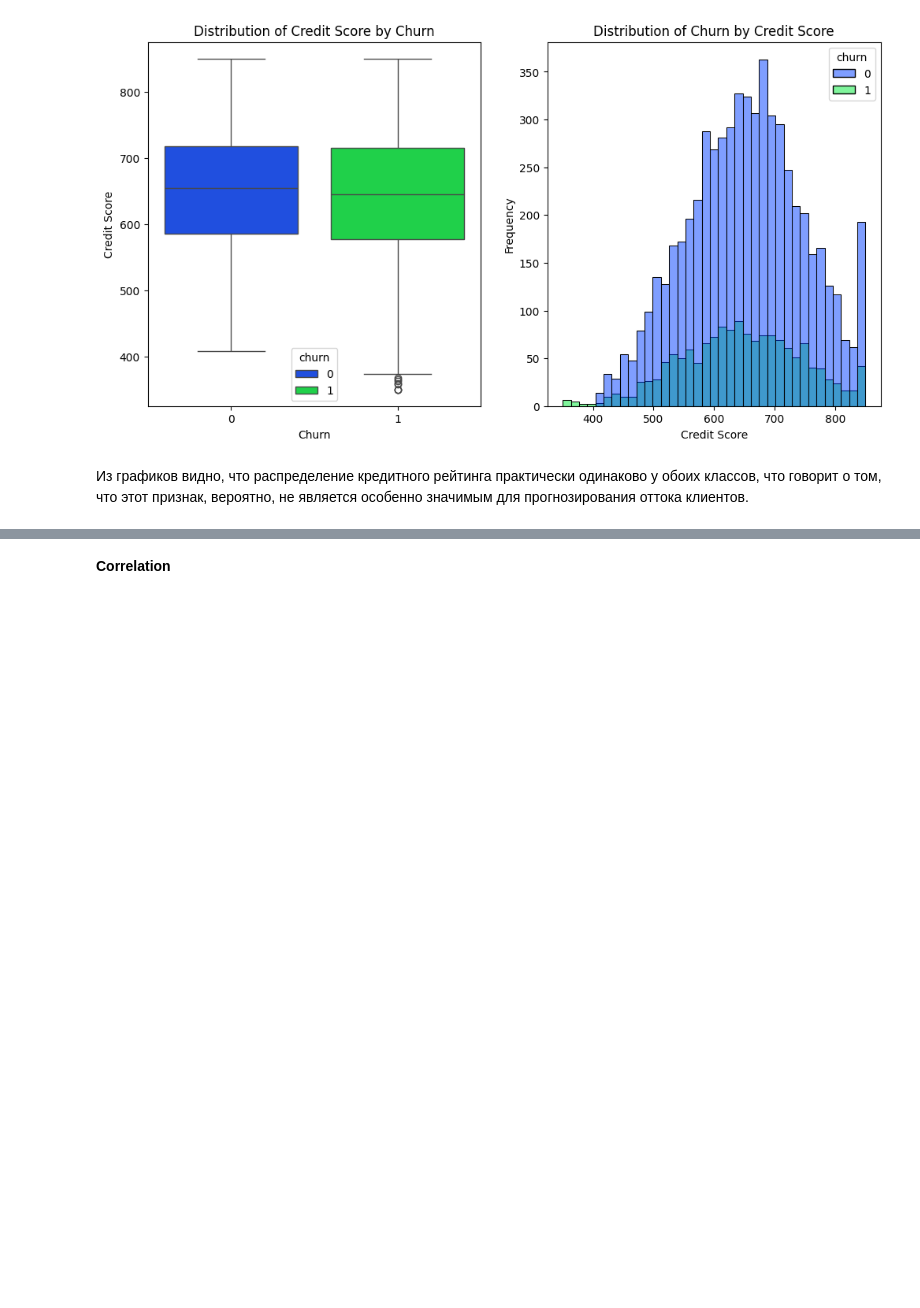
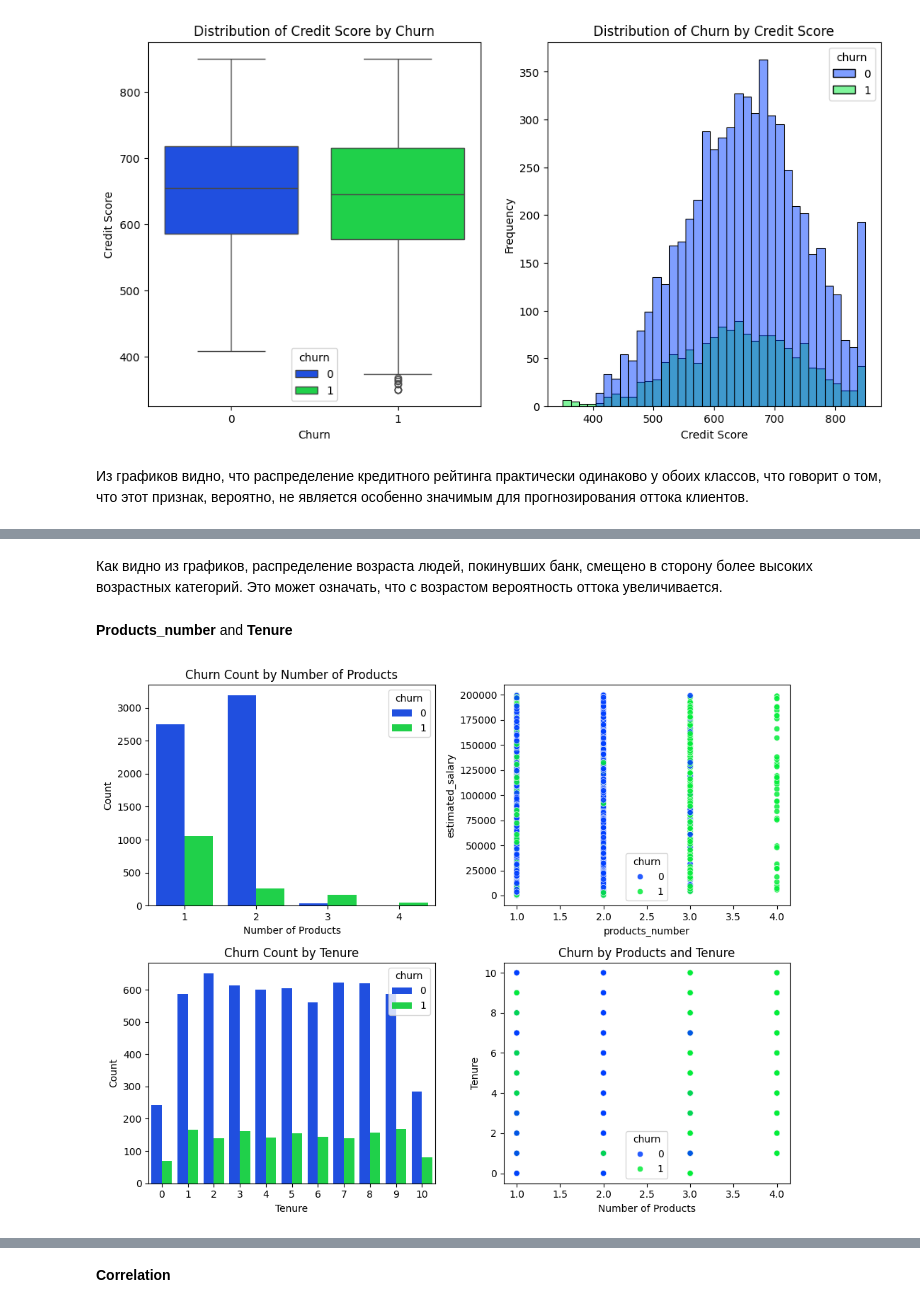
Before and after one commit to Mattheos1/andan_project, a Jupyter notebook: sample.ipynb, the cells around one changed output, grey strips where cells are left out. Cells and saved outputs as stored; diff of their text form; code cells hidden in the pictures; blank space fills up the shorter version.

```diff
--- a/sample.ipynb
+++ b/sample.ipynb
@@ -234,0 +259,33 @@ axs[1].set_title("Distribution of Churn by Credit Score");
+# %% [markdown]
+Как видно из графиков, распределение возраста людей, покинувших банк, смещено в сторону более высоких возрастных категорий. Это может означать, что с возрастом вероятность оттока увеличивается.
+# %% [markdown]
+**Products_number** and **Tenure**
+# %%
+fig, axs = plt.subplots(2, 2, figsize=(10, 8))
+
+# График количества оттоков по числу продуктов
+sns.countplot(data=df_train, x='products_number', hue='churn', ax=axs[0,0])
+axs[0,0].set_xlabel("Number of Products")
+axs[0,0].set_ylabel("Count")
+axs[0,0].set_title("Churn Count by Number of Products")
+
+# Точечная диаграмма зарплаты от числа продуктов
+sns.scatterplot(data=df_train, x="products_number", y="estimated_salary", hue="churn", alpha=0.85, ax=axs[0,1])
+axs[0,0].set_xlabel("Number of Products")
+axs[0,0].set_ylabel("Count")
+axs[0,0].set_title("Churn Count by Number of Products")
+
+# График количества оттоков по стажу
+sns.countplot(data=df_train, x='tenure', hue='churn', ax=axs[1,0])
+axs[1,0].set_xlabel("Tenure")
+axs[1,0].set_ylabel("Count")
+axs[1,0].set_title("Churn Count by Tenure")
+
+# Точечная диаграмма стажа от числа продуктов
+sns.scatterplot(data=df_train, x="products_number", y="tenure", hue="churn", alpha=0.85, ax=axs[1,1])
+axs[1,1].set_xlabel("Number of Products")
+axs[1,1].set_ylabel("Tenure")
+axs[1,1].set_title("Churn by Products and Tenure")
+plt.tight_layout();
+# %% [output]
+[figure, added]
```
Also changed, not shown: parts of 17 cells of this notebook.
